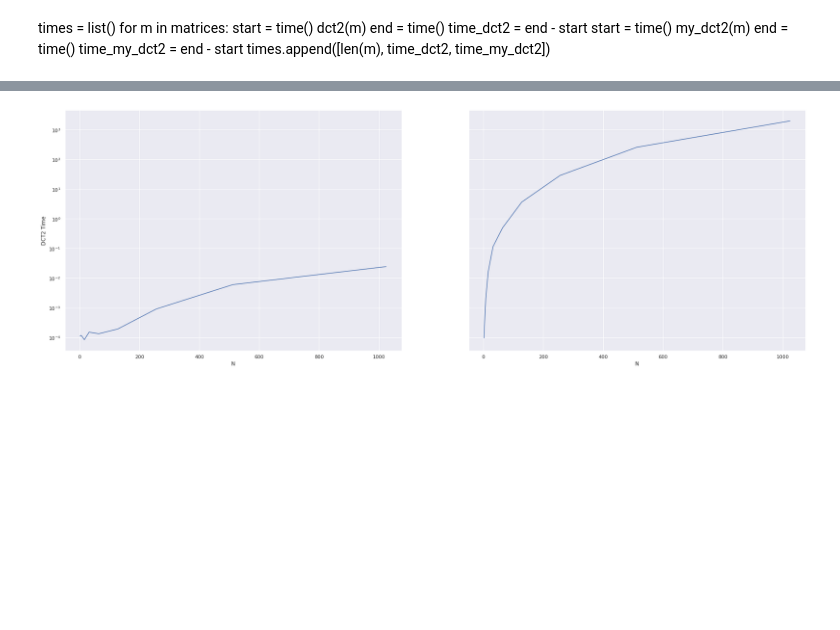
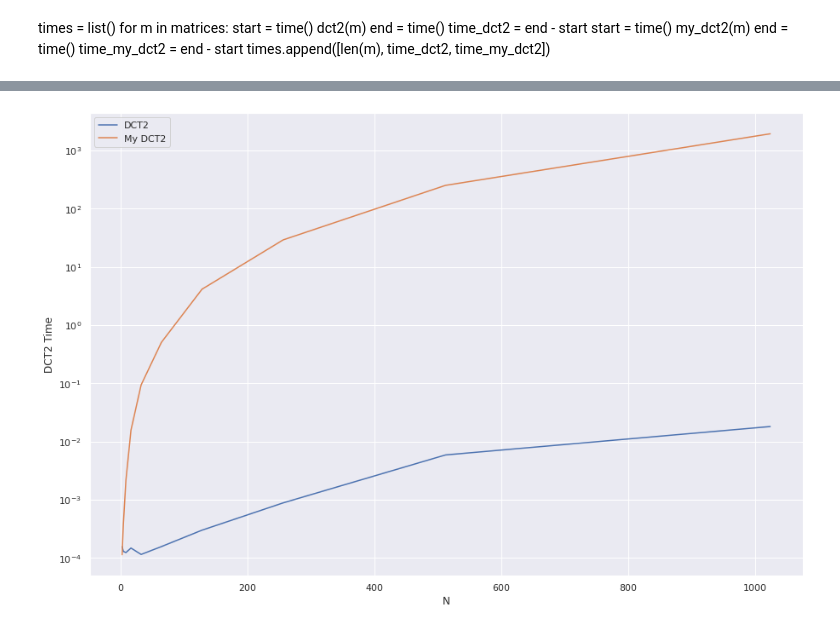
Before and after one commit to epi-xel/dct-compression, a Jupyter notebook: my-dct/main.ipynb, the cells around one changed output, grey strips where cells are left out. Cells and saved outputs as stored; diff of their text form; code cells hidden in the pictures; blank space fills up the shorter version.

```diff
--- a/my-dct/main.ipynb
+++ b/my-dct/main.ipynb
@@ -143,10 +200,12 @@ times = Parallel(n_jobs=7)(delayed(process)(m) for m in matrices)
 # %%
 sns.set_theme(style="darkgrid")
-df = pd.DataFrame(times, columns=['N', 'DCT2 Time', 'My DCT2 Time'])
-fig, ax = plt.subplots(1, 2, figsize=(30, 10), sharey=True)
-ax1 = sns.lineplot(data=df, x="N", y="DCT2 Time", ax=ax[0])
-ax2 = sns.lineplot(data=df, x="N", y="My DCT2 Time", ax=ax[1])
-ax1.set_yscale('log')
-ax2.set_yscale('log')
+df = pd.read_csv('times.csv')
+#df = pd.DataFrame(times, columns=['N', 'DCT2 Time', 'My DCT2 Time'])
+#fig, ax = plt.subplots(1, 2, figsize=(30, 10), sharey=True)
+fig = plt.figure(figsize=(15, 10))
+sns.lineplot(data=df, x="N", y="DCT2 Time", legend='brief', label='DCT2')
+ax = sns.lineplot(data=df, x="N", y="My DCT2 Time", legend='brief', label='My DCT2')
+ax.set_yscale('log')
+#ax2.set_yscale('log')
 # %% [output]
-[figure, old version]
+[figure, new version]
```
Also changed, not shown: parts of 4 cells of this notebook, 13 other files.
